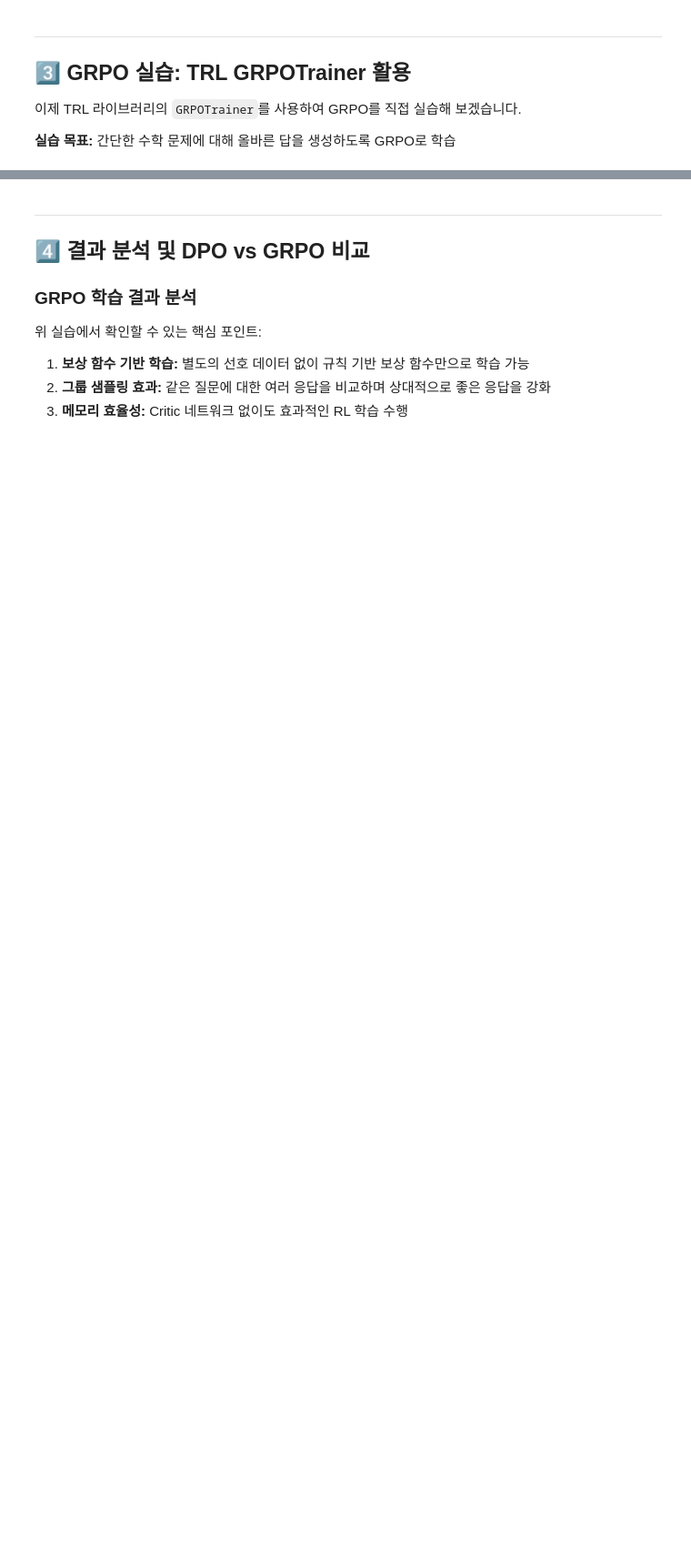
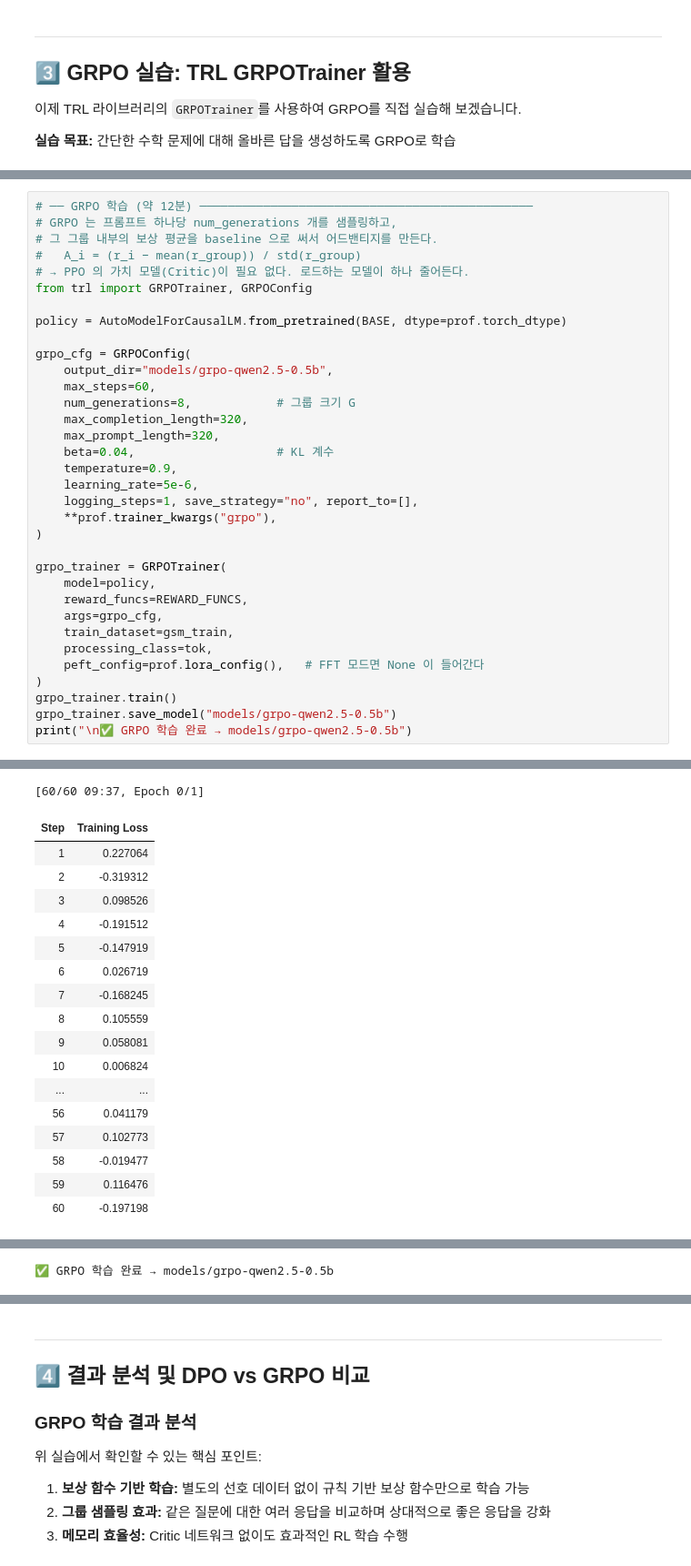
Before and after one commit to choki0715/LLM_master_5days, a Jupyter notebook: d3_07_grpo_practice.ipynb, the cells around one changed output, grey strips where cells are left out. Shown at 91% size. Saved outputs shown, nothing was run; the diff lists cells and outputs as text; blank space fills up the shorter version.

```diff
--- a/d3_07_grpo_practice.ipynb
+++ b/d3_07_grpo_practice.ipynb
@@ -476,0 +273,35 @@ GRPO 학습 후 모델 응답 확인
+# %%
+# ── GRPO 학습 (약 12분) ───────────────────────────────────────────────
+# GRPO 는 프롬프트 하나당 num_generations 개를 샘플링하고,
+# 그 그룹 내부의 보상 평균을 baseline 으로 써서 어드밴티지를 만든다.
+#   A_i = (r_i − mean(r_group)) / std(r_group)
+# → PPO 의 가치 모델(Critic)이 필요 없다. 로드하는 모델이 하나 줄어든다.
+from trl import GRPOTrainer, GRPOConfig
+
+policy = AutoModelForCausalLM.from_pretrained(BASE, dtype=prof.torch_dtype)
+
+grpo_cfg = GRPOConfig(
+    output_dir="models/grpo-qwen2.5-0.5b",
+    max_steps=60,
+    num_generations=8,            # 그룹 크기 G
+    max_completion_length=320,
+    max_prompt_length=320,
+    beta=0.04,                    # KL 계수
+    temperature=0.9,
+    learning_rate=5e-6,
+    logging_steps=1, save_strategy="no", report_to=[],
+    **prof.trainer_kwargs("grpo"),
+)
+
+grpo_trainer = GRPOTrainer(
+    model=policy,
+    reward_funcs=REWARD_FUNCS,
+    args=grpo_cfg,
+    train_dataset=gsm_train,
+    processing_class=tok,
+    peft_config=prof.lora_config(),   # FFT 모드면 None 이 들어간다
+)
+grpo_trainer.train()
+grpo_trainer.save_model("models/grpo-qwen2.5-0.5b")
+print("\n✅ GRPO 학습 완료 → models/grpo-qwen2.5-0.5b")
+# %% [output]
@@ -476,0 +313,18 @@ GRPO 학습 후 모델 응답 확인
+[60/60 09:37, Epoch 0/1]
+| Step | Training Loss |
+| 1 | 0.227064 |
+| 2 | -0.319312 |
+| 3 | 0.098526 |
+| 4 | -0.191512 |
+| 5 | -0.147919 |
+| 6 | 0.026719 |
+| 7 | -0.168245 |
+| 8 | 0.105559 |
+| 9 | 0.058081 |
+| 10 | 0.006824 |
+| ... | ... |
+| 56 | 0.041179 |
+| 57 | 0.102773 |
+| 58 | -0.019477 |
+| 59 | 0.116476 |
+| 60 | -0.197198 |
@@ -476,0 +348 @@ GRPO 학습 후 모델 응답 확인
+✅ GRPO 학습 완료 → models/grpo-qwen2.5-0.5b
```
Also changed, not shown: parts of 21 cells of this notebook, 1 other file.
